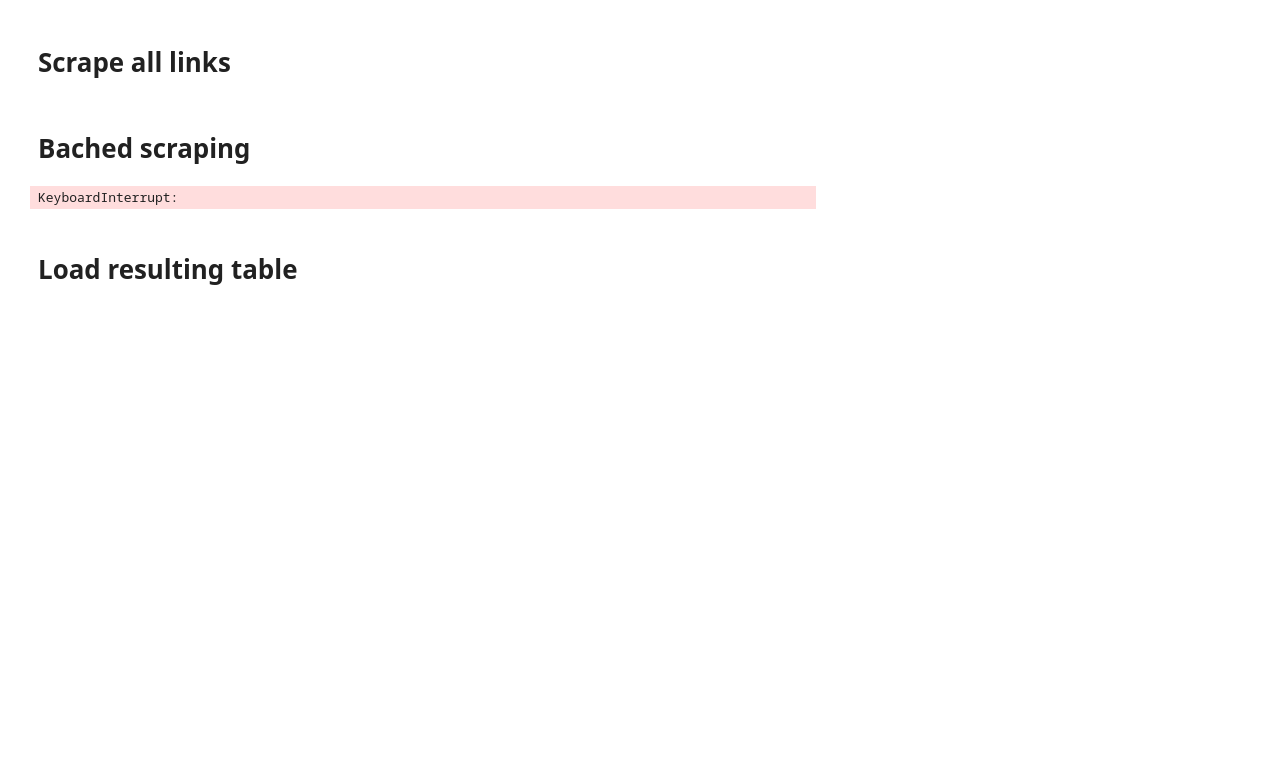
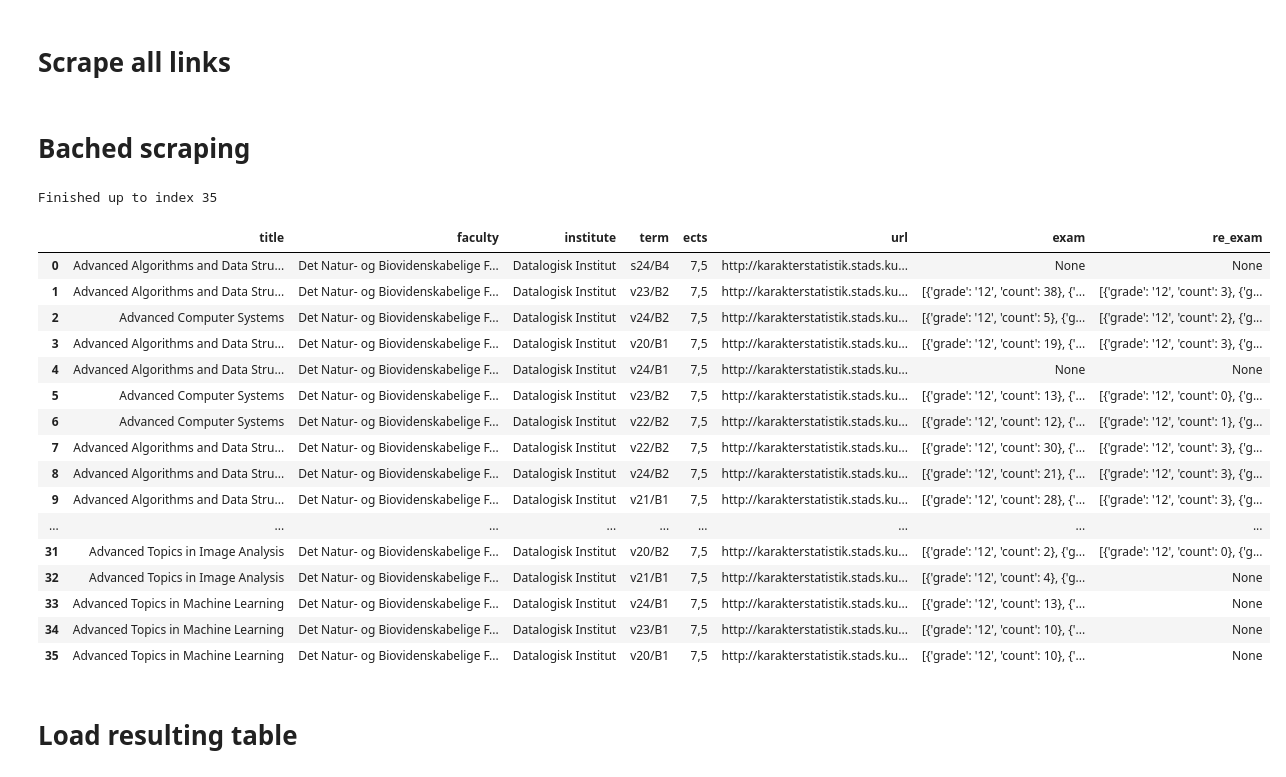
Before and after one commit to Bjorn-Pettersson/KUAPP, a Jupyter notebook: web_scrapers/karakterStat_Scraper.ipynb, the cells around one changed output. Drawn from its saved outputs; the diff is of its cells as text; code cells hidden in the pictures; blank space fills up the shorter version.

```diff
--- a/web_scrapers/karakterStat_Scraper.ipynb
+++ b/web_scrapers/karakterStat_Scraper.ipynb
@@ -289,21 +344,38 @@ def scrape_urls_to_csv(
 # %%
 urls = [
     "http://karakterstatistik.stads.ku.dk/Histogram/ASTB17277E/Summer-2023",
     "http://karakterstatistik.stads.ku.dk/Histogram/NDAA09023E/Winter-2022",
     # ... more links
 ]
 
-csv_file = "ku_histograms.csv"
+csv_file = "ku_histograms2.csv"
 
 # First run (start_idx defaults to 0)
 df, next_i = scrape_urls_to_csv(df_links, csv_file, batch_size=10)
 print(f"Finished up to index {next_i-1}")
 
 # If you cancel halfway and later want to resume:
 # df, next_i = scrape_urls_to_csv(urls, csv_file, start_idx=next_i)
 df
 # %% [output]
-KeyboardInterrupt:
+Finished up to index 35
+|  | title | faculty | institute | term | ects | url | exam | re_exam |
+| 0 | Advanced Algorithms and Data Stru... | Det Natur- og Biovidenskabelige F... | Datalogisk Institut | s24/B4 | 7,5 | http://karakterstatistik.stads.ku... | None | None |
+| 1 | Advanced Algorithms and Data Stru... | Det Natur- og Biovidenskabelige F... | Datalogisk Institut | v23/B2 | 7,5 | http://karakterstatistik.stads.ku... | [{'grade': '12', 'count': 38}, {'... | [{'grade': '12', 'count': 3}, {'g... |
+| 2 | Advanced Computer Systems | Det Natur- og Biovidenskabelige F... | Datalogisk Institut | v24/B2 | 7,5 | http://karakterstatistik.stads.ku... | [{'grade': '12', 'count': 5}, {'g... | [{'grade': '12', 'count': 2}, {'g... |
+| 3 | Advanced Algorithms and Data Stru... | Det Natur- og Biovidenskabelige F... | Datalogisk Institut | v20/B1 | 7,5 | http://karakterstatistik.stads.ku... | [{'grade': '12', 'count': 19}, {'... | [{'grade': '12', 'count': 3}, {'g... |
+| 4 | Advanced Algorithms and Data Stru... | Det Natur- og Biovidenskabelige F... | Datalogisk Institut | v24/B1 | 7,5 | http://karakterstatistik.stads.ku... | None | None |
+| 5 | Advanced Computer Systems | Det Natur- og Biovidenskabelige F... | Datalogisk Institut | v23/B2 | 7,5 | http://karakterstatistik.stads.ku... | [{'grade': '12', 'count': 13}, {'... | [{'grade': '12', 'count': 0}, {'g... |
+| 6 | Advanced Computer Systems | Det Natur- og Biovidenskabelige F... | Datalogisk Institut | v22/B2 | 7,5 | http://karakterstatistik.stads.ku... | [{'grade': '12', 'count': 12}, {'... | [{'grade': '12', 'count': 1}, {'g... |
+| 7 | Advanced Algorithms and Data Stru... | Det Natur- og Biovidenskabelige F... | Datalogisk Institut | v22/B2 | 7,5 | http://karakterstatistik.stads.ku... | [{'grade': '12', 'count': 30}, {'... | [{'grade': '12', 'count': 3}, {'g... |
+| 8 | Advanced Algorithms and Data Stru... | Det Natur- og Biovidenskabelige F... | Datalogisk Institut | v24/B2 | 7,5 | http://karakterstatistik.stads.ku... | [{'grade': '12', 'count': 21}, {'... | [{'grade': '12', 'count': 3}, {'g... |
+| 9 | Advanced Algorithms and Data Stru... | Det Natur- og Biovidenskabelige F... | Datalogisk Institut | v21/B1 | 7,5 | http://karakterstatistik.stads.ku... | [{'grade': '12', 'count': 28}, {'... | [{'grade': '12', 'count': 3}, {'g... |
+| ... | ... | ... | ... | ... | ... | ... | ... | ... |
+| 31 | Advanced Topics in Image Analysis | Det Natur- og Biovidenskabelige F... | Datalogisk Institut | v20/B2 | 7,5 | http://karakterstatistik.stads.ku... | [{'grade': '12', 'count': 2}, {'g... | [{'grade': '12', 'count': 0}, {'g... |
+| 32 | Advanced Topics in Image Analysis | Det Natur- og Biovidenskabelige F... | Datalogisk Institut | v21/B1 | 7,5 | http://karakterstatistik.stads.ku... | [{'grade': '12', 'count': 4}, {'g... | None |
+| 33 | Advanced Topics in Machine Learning | Det Natur- og Biovidenskabelige F... | Datalogisk Institut | v24/B1 | 7,5 | http://karakterstatistik.stads.ku... | [{'grade': '12', 'count': 13}, {'... | None |
+| 34 | Advanced Topics in Machine Learning | Det Natur- og Biovidenskabelige F... | Datalogisk Institut | v23/B1 | 7,5 | http://karakterstatistik.stads.ku... | [{'grade': '12', 'count': 10}, {'... | None |
+| 35 | Advanced Topics in Machine Learning | Det Natur- og Biovidenskabelige F... | Datalogisk Institut | v20/B1 | 7,5 | http://karakterstatistik.stads.ku... | [{'grade': '12', 'count': 10}, {'... | None |
 # %% [markdown]
 # Load resulting table
 # %%
```
Also changed, not shown: parts of 2 cells of this notebook, 2 other files.
